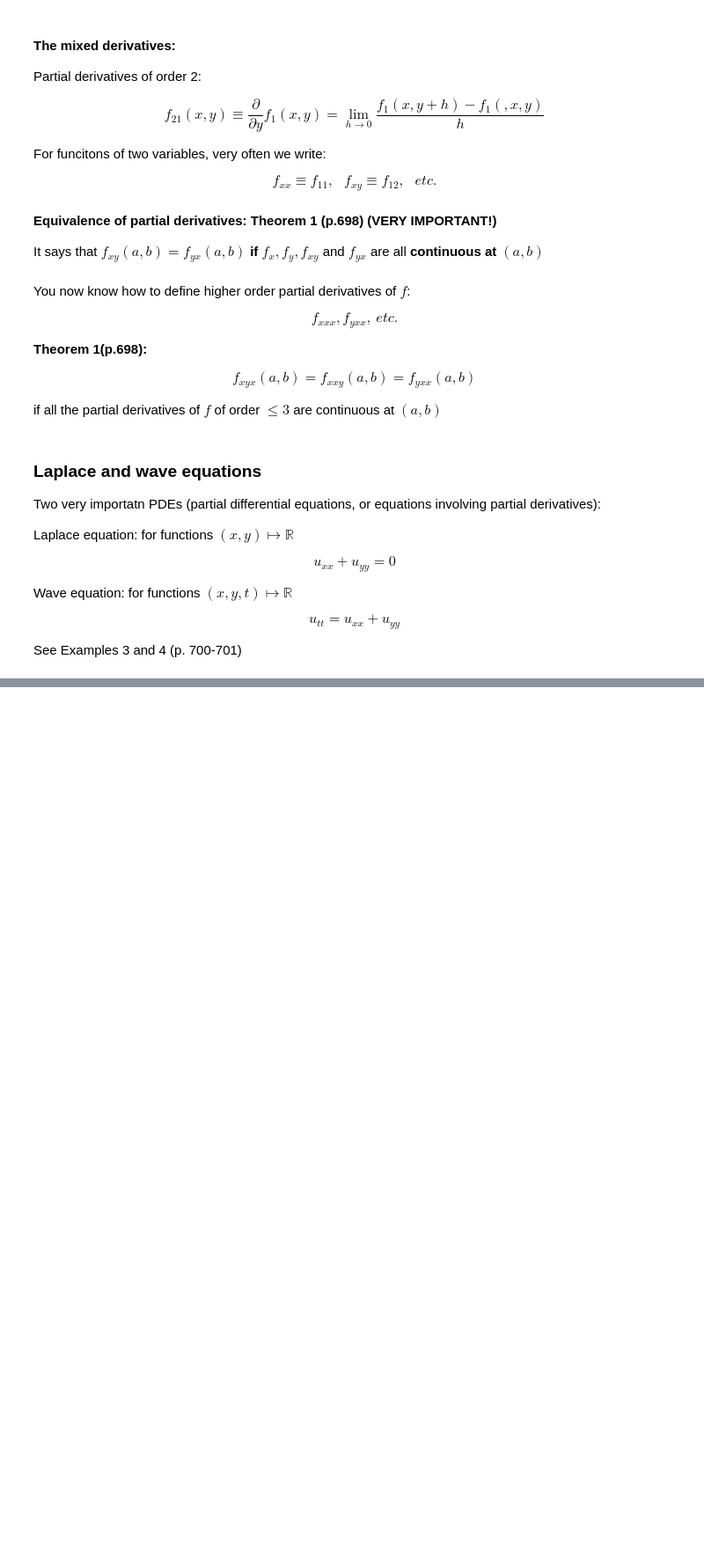
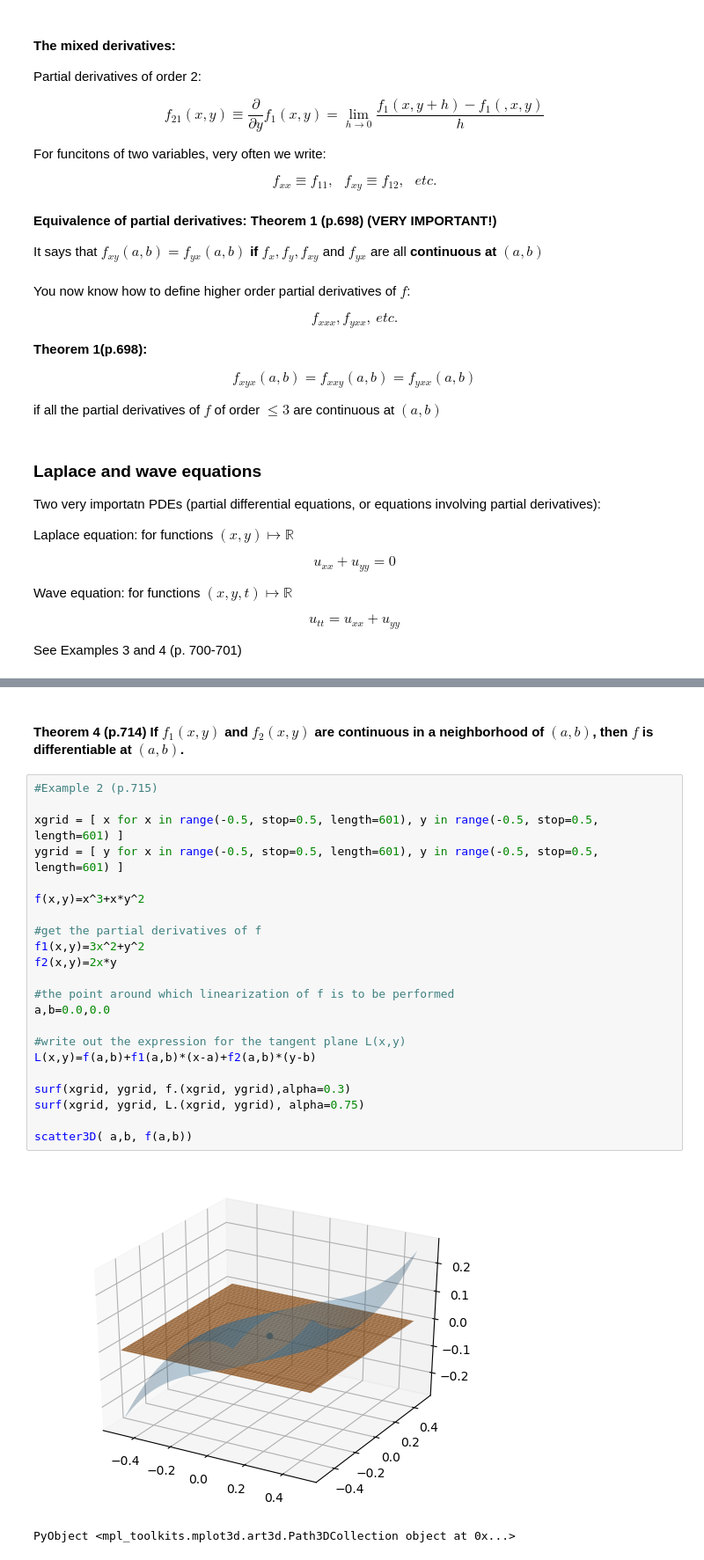
Before and after one commit to mosri/SF1626-2018, a Jupyter notebook: SF1626_highlights.ipynb, the cells around one changed output, grey strips where cells are left out. Shown at 88% size. Saved outputs shown, nothing was run; the diff lists cells and outputs as text; blank space fills up the shorter version.

```diff
--- a/SF1626_highlights.ipynb
+++ b/SF1626_highlights.ipynb
@@ -519,0 +573,27 @@ Theorem 3 (p.714)
+# %% [markdown]
+#### Theorem 4 (p.714) If $f_1(x,y)$ and $f_2(x,y)$ are continuous in a neighborhood of $(a,b)$, then $f$ is differentiable at $(a,b)$.
+# %%
+#Example 2 (p.715)
+
+xgrid = [ x for x in range(-0.5, stop=0.5, length=601), y in range(-0.5, stop=0.5, length=601) ]
+ygrid = [ y for x in range(-0.5, stop=0.5, length=601), y in range(-0.5, stop=0.5, length=601) ]
+
+f(x,y)=x^3+x*y^2
+
+#get the partial derivatives of f
+f1(x,y)=3x^2+y^2
+f2(x,y)=2x*y
+
+#the point around which linearization of f is to be performed
+a,b=0.0,0.0
+
+#write out the expression for the tangent plane L(x,y)
+L(x,y)=f(a,b)+f1(a,b)*(x-a)+f2(a,b)*(y-b)
+
+surf(xgrid, ygrid, f.(xgrid, ygrid),alpha=0.3)
+surf(xgrid, ygrid, L.(xgrid, ygrid), alpha=0.75)
+
+scatter3D( a,b, f(a,b))
+# %% [output]
+[figure, added]
+PyObject <mpl_toolkits.mplot3d.art3d.Path3DCollection object at 0x...>
```
Also changed, not shown: parts of 17 cells of this notebook.
